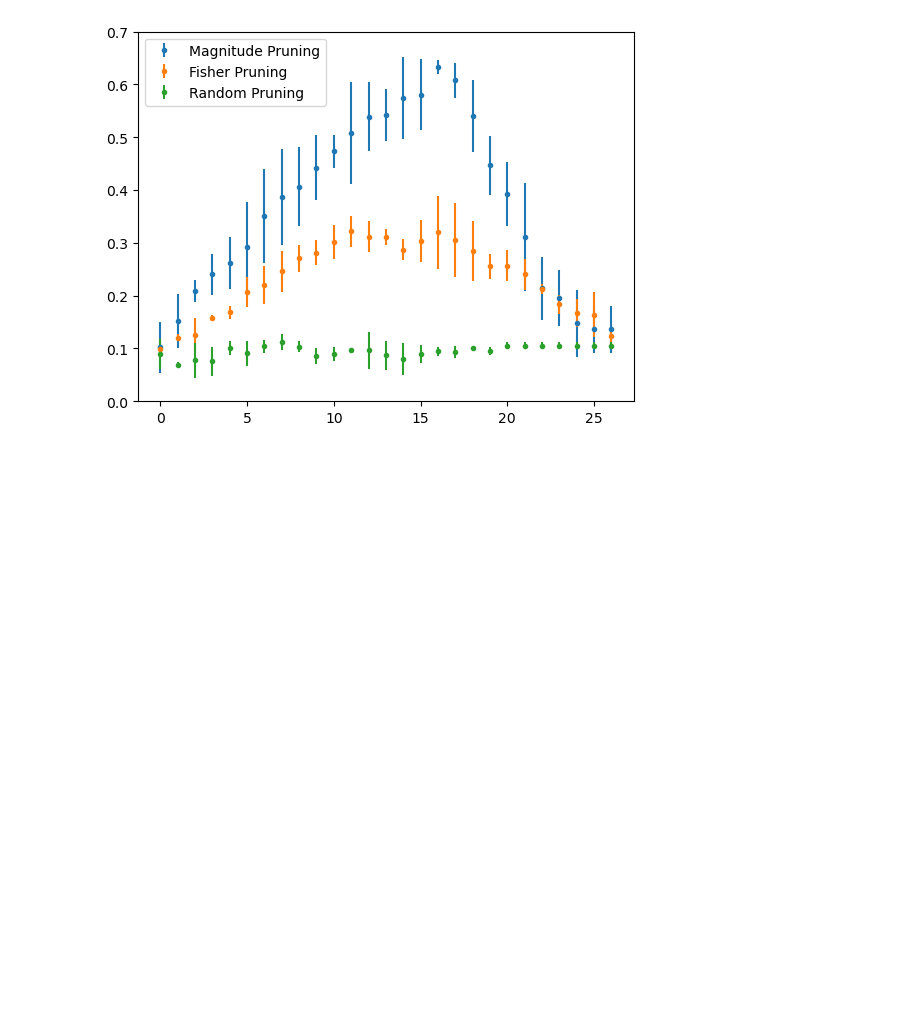
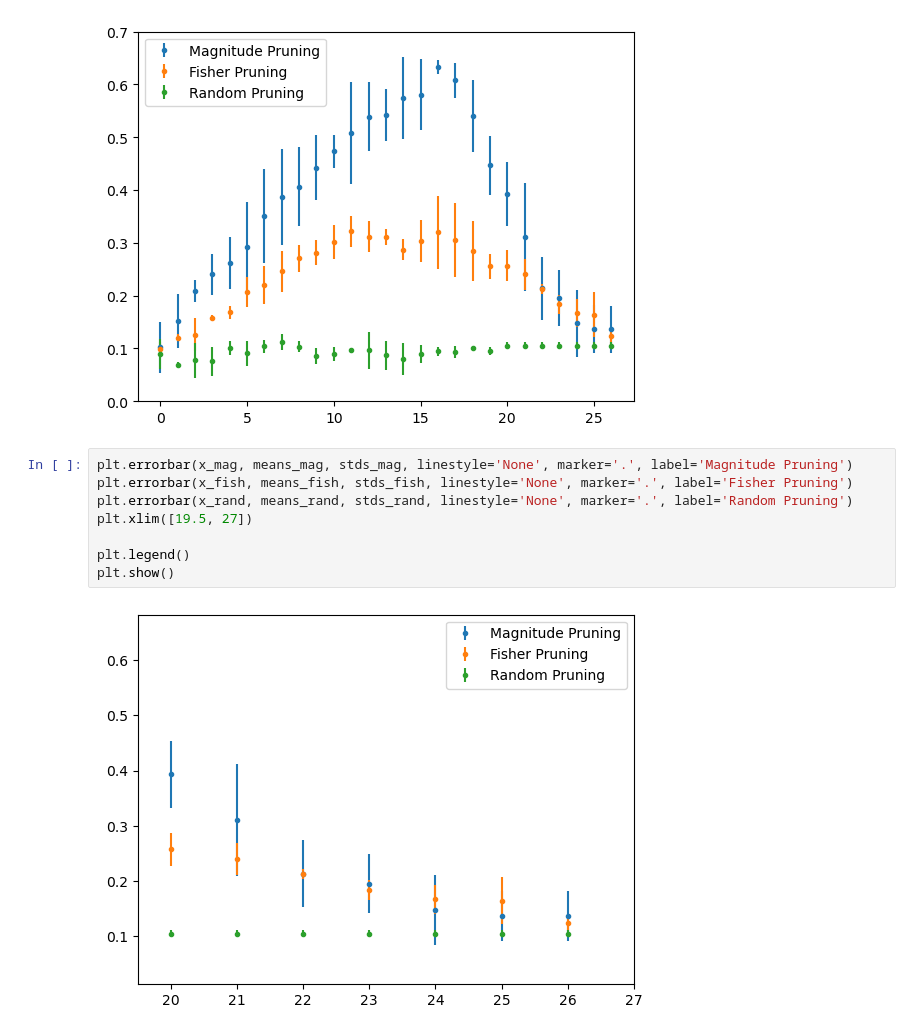
Before and after one commit to Thomas-Christie/lth, a Jupyter notebook: experimentation/supermask_propagation_in_levels.ipynb, the cells around one changed output. Saved outputs shown, nothing was run; the diff lists cells and outputs as text; blank space fills up the shorter version.

Commit message:
add plot that contains all

```diff
--- a/experimentation/supermask_propagation_in_levels.ipynb
+++ b/experimentation/supermask_propagation_in_levels.ipynb
@@ -90,3 +90,13 @@ plt.legend()
 plt.show()
 # %% [output]
 [figure]
+# %%
+plt.errorbar(x_mag, means_mag, stds_mag, linestyle='None', marker='.', label='Magnitude Pruning')
+plt.errorbar(x_fish, means_fish, stds_fish, linestyle='None', marker='.', label='Fisher Pruning')
+plt.errorbar(x_rand, means_rand, stds_rand, linestyle='None', marker='.', label='Random Pruning')
+plt.xlim([19.5, 27])
+
+plt.legend()
+plt.show()
+# %% [output]
+[figure, added]
```
